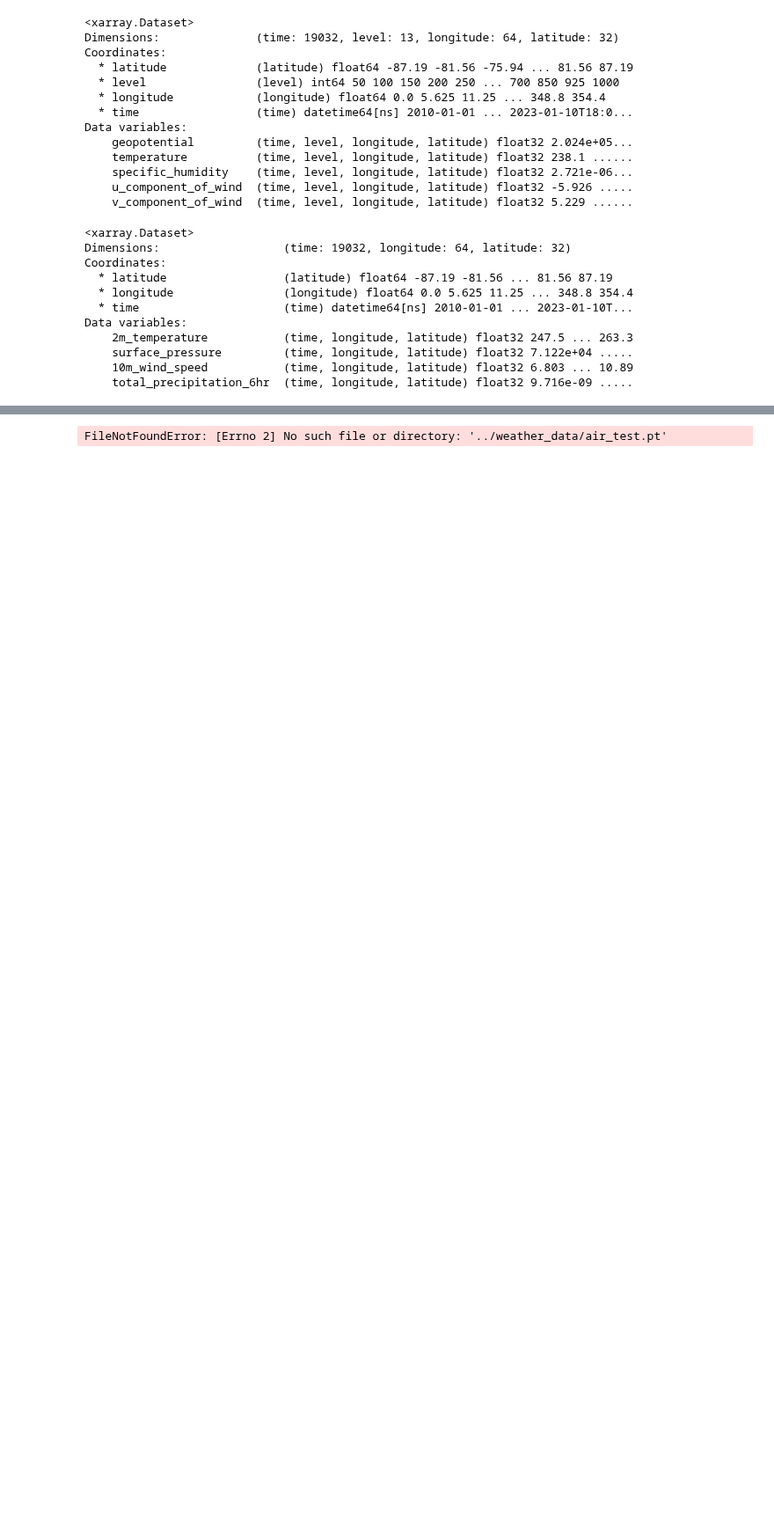
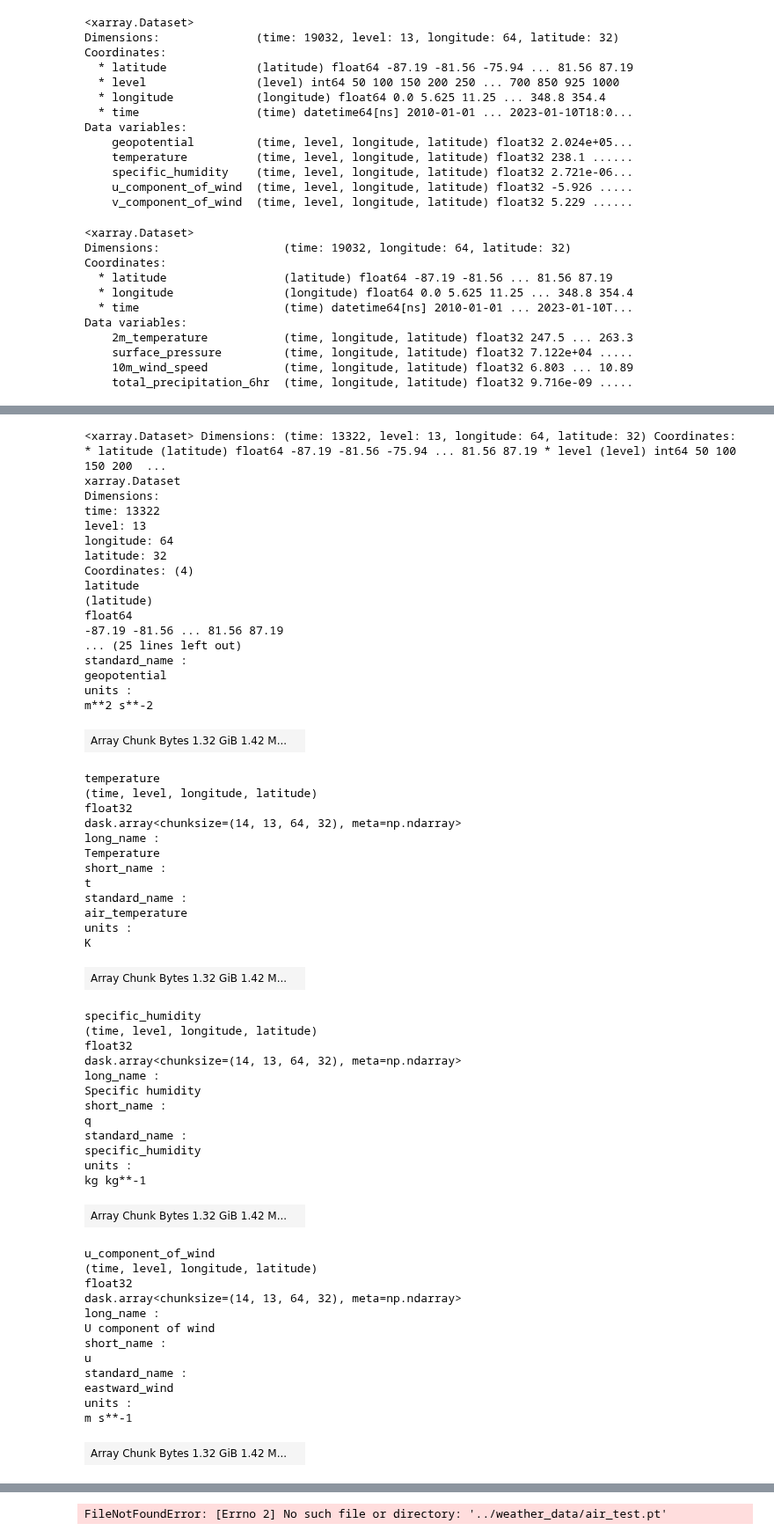
Before and after one commit to gacuervol/PhD_repo, a Jupyter notebook: models/PanguWeather_mini_model/notebooks/Pangu_demo.ipynb, the cells around one changed output, grey strips where cells are left out. Shown at 88% size. Drawn from its saved outputs; the diff is of its cells as text; code cells hidden in the pictures; blank space fills up the shorter version.

```diff
--- a/models/PanguWeather_mini_model/notebooks/Pangu_demo.ipynb
+++ b/models/PanguWeather_mini_model/notebooks/Pangu_demo.ipynb
@@ -164,0 +254,61 @@ ERA5_surf_test = ERA5_surf.isel(time=slice(i_train, -1))
+# %%
+test = ERA5_air_train.chunk({'time': 14})  # .expand_dims('batch')
+test
+# %% [output]
+<xarray.Dataset> Dimensions: (time: 13322, level: 13, longitude: 64, latitude: 32) Coordinates: * latitude (latitude) float64 -87.19 -81.56 -75.94 ... 81.56 87.19 * level (level) int64 50 100 150 200  ...
+xarray.Dataset
+Dimensions:
+time: 13322
+level: 13
+longitude: 64
+latitude: 32
+Coordinates: (4)
+latitude
+(latitude)
+float64
+-87.19 -81.56 ... 81.56 87.19
+... (25 lines left out)
+standard_name :
+geopotential
+units :
+m**2 s**-2
+| Array Chunk Bytes 1.32 GiB 1.42 M... |  |
+temperature
+(time, level, longitude, latitude)
+float32
+dask.array<chunksize=(14, 13, 64, 32), meta=np.ndarray>
+long_name :
+Temperature
+short_name :
+t
+standard_name :
+air_temperature
+units :
+K
+| Array Chunk Bytes 1.32 GiB 1.42 M... |  |
+specific_humidity
+(time, level, longitude, latitude)
+float32
+dask.array<chunksize=(14, 13, 64, 32), meta=np.ndarray>
+long_name :
+Specific humidity
+short_name :
+q
+standard_name :
+specific_humidity
+units :
+kg kg**-1
+| Array Chunk Bytes 1.32 GiB 1.42 M... |  |
+u_component_of_wind
+(time, level, longitude, latitude)
+float32
+dask.array<chunksize=(14, 13, 64, 32), meta=np.ndarray>
+long_name :
+U component of wind
+short_name :
+u
+standard_name :
+eastward_wind
+units :
+m s**-1
+| Array Chunk Bytes 1.32 GiB 1.42 M... |  |
```
Also changed, not shown: parts of 15 cells of this notebook.
